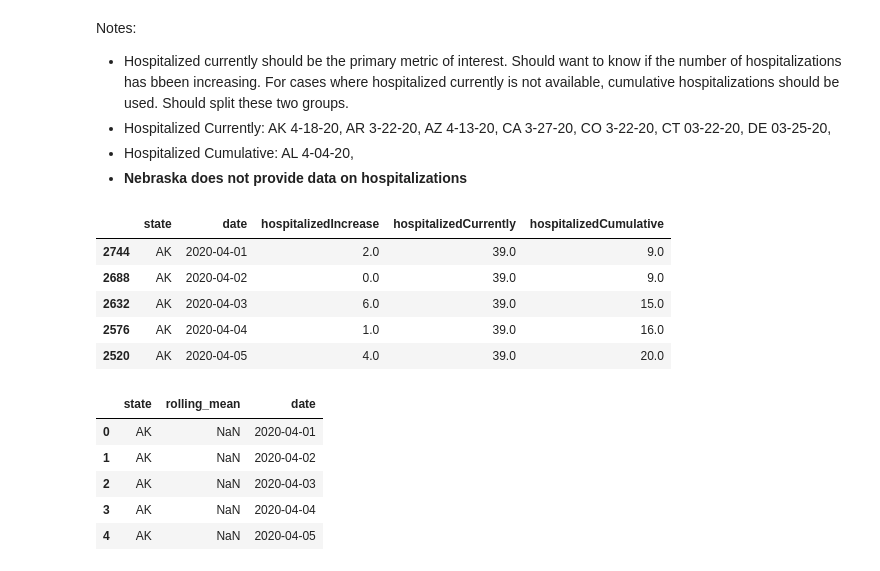
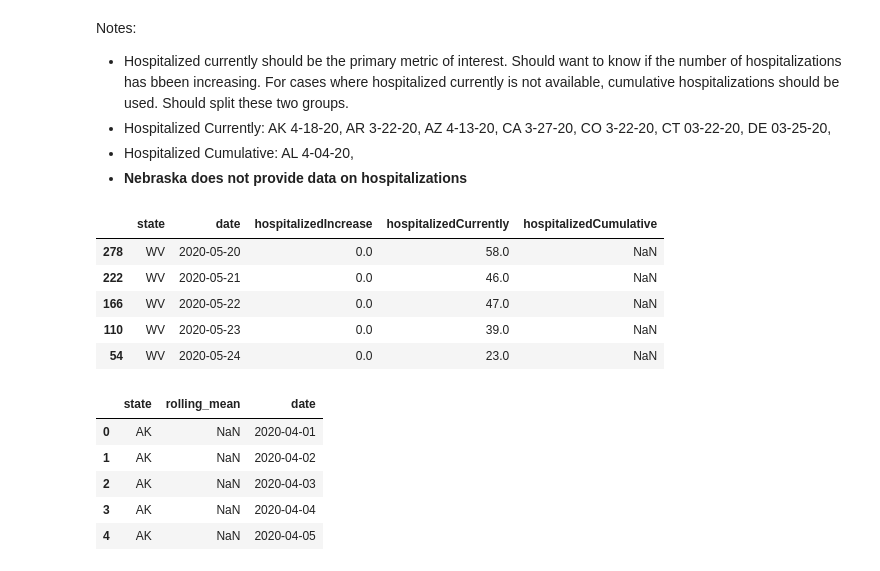
Before and after one commit to jdemeo/SARS-CoV-2, a Jupyter notebook: notebooks/hospitalization_numbers.ipynb, the cells around one changed output. Drawn from its saved outputs; the diff is of its cells as text; code cells hidden in the pictures.

```diff
--- a/notebooks/hospitalization_numbers.ipynb
+++ b/notebooks/hospitalization_numbers.ipynb
@@ -14,7 +14,7 @@ pd.options.display.max_rows = 1000
 - Twitter: @COVID19Tracking
 - Interest primarily in how hospitalizations have changed over time
 # %%
-data = pd.read_csv('../data/the_covid_tracking_project.csv')
+data = pd.read_csv('../data/tctp.csv')
 
 # Reformat
 date_columns = ['date', 'lastUpdateEt', 'dateChecked']
@@ -59,28 +59,29 @@ Notes:
 # %%
 hosp_curr_states = [
     'AK', 'AR', 'AZ', 'CA', 'CO', 'CT', 'DE',
-    'IA', 'IN', 'KY', 'LA', 'MA', 'MD', 'ME',
+    'IA', 'IL', 'IN', 'KY', 'LA', 'MA', 'MD', 'ME',
     'MI', 'MN', 'MO', 'MS', 'MT', 'NC', 'ND',
     'NH', 'NJ', 'NM', 'NV', 'NY', 'OH', 'OK',
     'OR', 'PA', 'RI', 'SD', 'TX', 'UT', 'VA',
-    'VT', 'WA', 'WI', 'WV', 'WY'
+    'VT', 'WA', 'WI', 'WV',
+#     'WY'
 ]
-hosp_cum_states = ['AL', 'FL', 'GA', 'HI', 'ID', 'IL', 'KS', 'SC', 'TN']
+hosp_cum_states = ['AL', 'FL', 'GA', 'HI', 'ID', 'KS', 'NE', 'SC', 'TN']
 # %%
 # Get states with current hospital counts
 temp = (
     data[data['state'].isin(hosp_curr_states)]
     .sort_values(['state', 'date'], ascending=True)
     .fillna(method='bfill')
 )
-temp.head()
+temp.tail()
 # %% [output]
 |  | state | date | hospitalizedIncrease | hospitalizedCurrently | hospitalizedCumulative |
-| 2744 | AK | 2020-04-01 | 2.0 | 39.0 | 9.0 |
-| 2688 | AK | 2020-04-02 | 0.0 | 39.0 | 9.0 |
-| 2632 | AK | 2020-04-03 | 6.0 | 39.0 | 15.0 |
-| 2576 | AK | 2020-04-04 | 1.0 | 39.0 | 16.0 |
-| 2520 | AK | 2020-04-05 | 4.0 | 39.0 | 20.0 |
+| 278 | WV | 2020-05-20 | 0.0 | 58.0 | NaN |
+| 222 | WV | 2020-05-21 | 0.0 | 46.0 | NaN |
+| 166 | WV | 2020-05-22 | 0.0 | 47.0 | NaN |
+| 110 | WV | 2020-05-23 | 0.0 | 39.0 | NaN |
+| 54 | WV | 2020-05-24 | 0.0 | 23.0 | NaN |
 # %%
 # Calculate rolling average
 temp_dates = temp['date'].values
```
Also changed, not shown: parts of 11 cells of this notebook.
